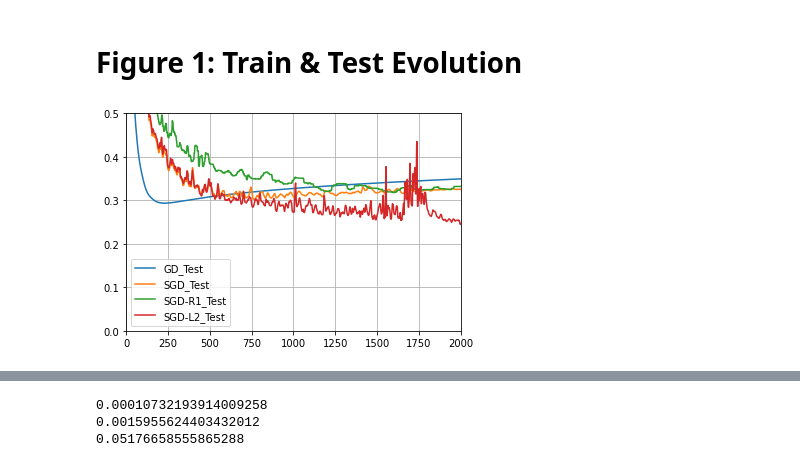
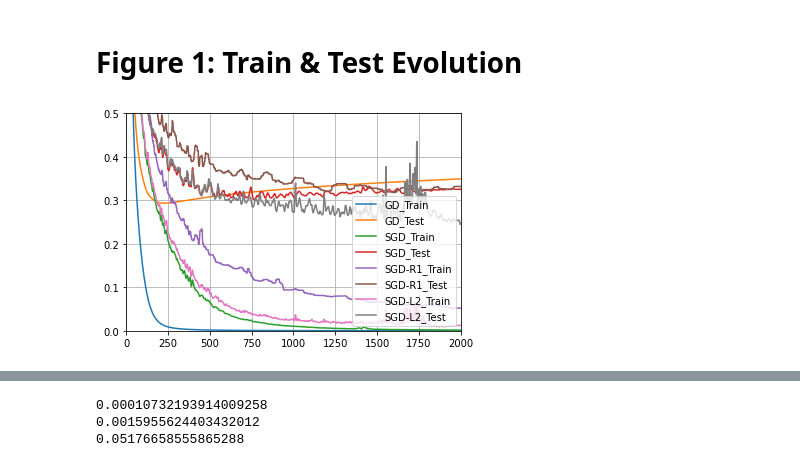
Before and after one commit to andresmasegosa/Estadistica_GradoInformatica_UAL_18_19, a Jupyter notebook: PAC_MNIST_Lenet_SGD.ipynb, the cells around one changed output, grey strips where cells are left out. Cells and saved outputs as stored; diff of their text form; code cells hidden in the pictures.

```diff
--- a/PAC_MNIST_Lenet_SGD.ipynb
+++ b/PAC_MNIST_Lenet_SGD.ipynb
@@ -408,14 +408,14 @@ import matplotlib.pyplot as plt
 iters_number = np.arange(len(results[0][TRAIN_LOSS]))*N_EVALS
 # %%
 for i in models_id:
-  #plt.plot(iters_number, results[i][TRAIN_LOSS], label=labels[i]+"_Train")
+  plt.plot(iters_number, results[i][TRAIN_LOSS], label=labels[i]+"_Train")
   plt.plot(iters_number, results[i][TEST_LOSS], label=labels[i]+"_Test")
 
 plt.ylim(0,0.5)
 plt.xlim(0,N_ITERS)
 plt.grid()
 plt.legend()
 plt.savefig("sgd_images/sgd_train_test.pdf", format = "pdf",bbox_inches='tight')
 plt.show()
 # %% [output]
-[figure, old version]
+[figure, new version]
```
Also changed, not shown: parts of 10 cells of this notebook.
